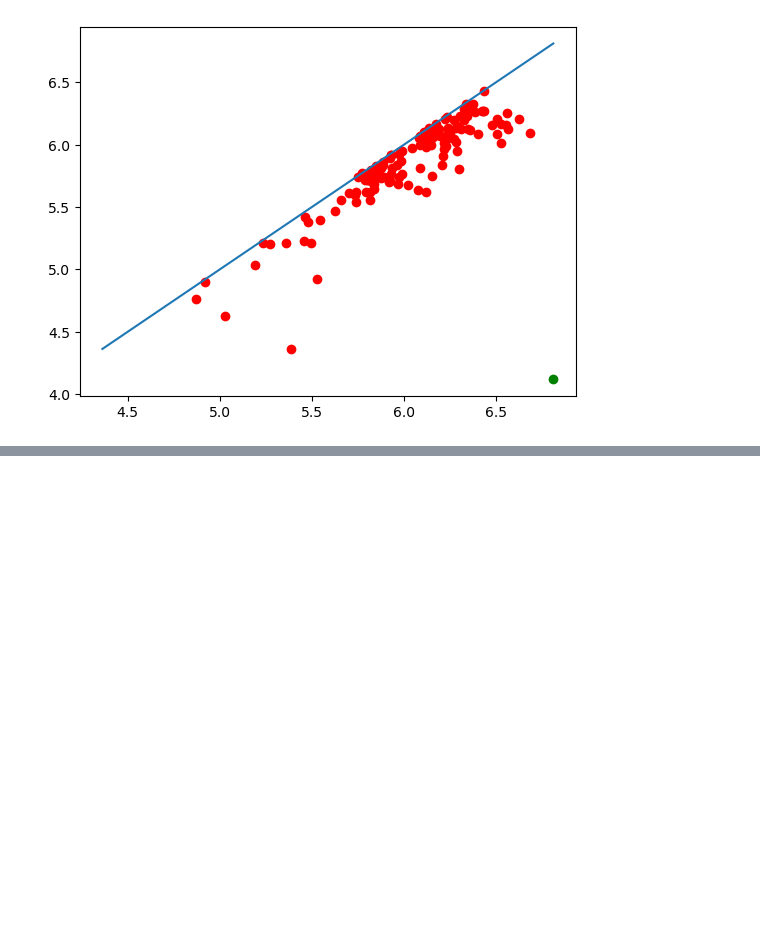
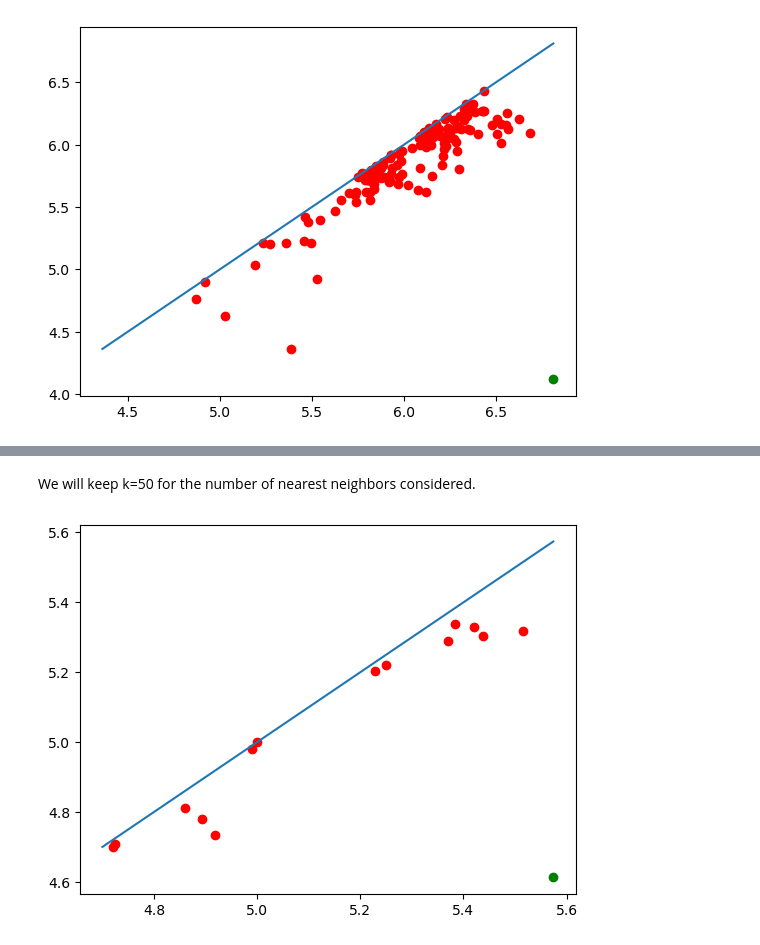
Before and after one commit to Anouar7768/GMDA-ToMATo, a Jupyter notebook: notebooks/Clean_GMDA_project.ipynb, the cells around one changed output, grey strips where cells are left out. Drawn from its saved outputs; the diff is of its cells as text; code cells hidden in the pictures; blank space fills up the shorter version.

```diff
--- a/notebooks/Clean_GMDA_project.ipynb
+++ b/notebooks/Clean_GMDA_project.ipynb
@@ -202,0 +222,8 @@ for density in density_types:
+# %% [markdown]
+We will keep k=50 for the number of nearest neighbors considered.
+# %%
+t = Tomato(density_type='logDTM', metric="precomputed", n_jobs=-1, k=50)
+t.fit(RMSD_m_sample)
+t.plot_diagram()
+# %% [output]
+[figure, added]
```
Also changed, not shown: parts of 18 cells of this notebook.
